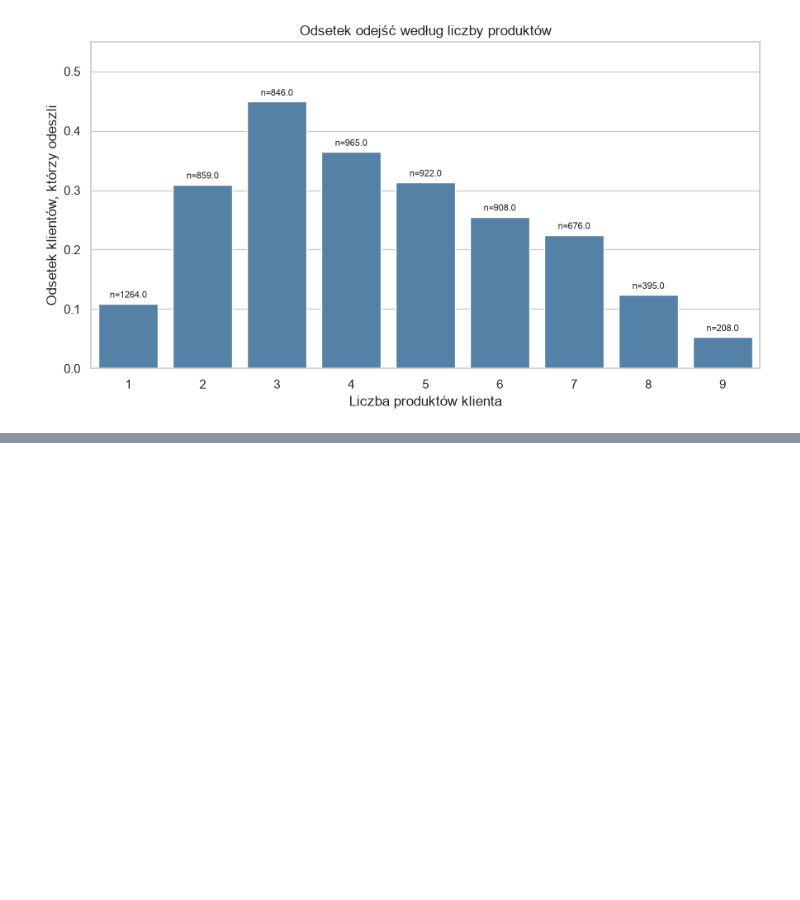
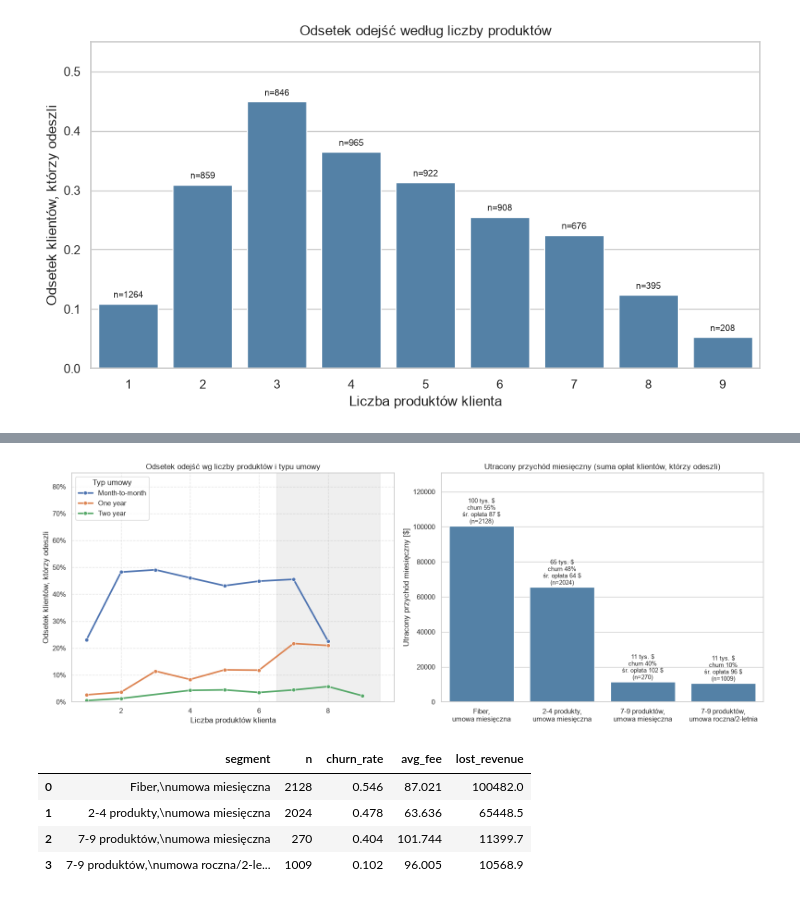
Before and after one commit to sylwiamarlenga-netizen/project-telco-churn, a Jupyter notebook: notebooks/01_eda.ipynb, the cells around one changed output, grey strips where cells are left out. Cells and saved outputs as stored; diff of their text form; code cells hidden in the pictures; blank space fills up the shorter version.

```diff
--- a/notebooks/01_eda.ipynb
+++ b/notebooks/01_eda.ipynb
@@ -332,5 +370,4 @@ plt.show()
 # %%
-
 addons = ["OnlineSecurity", "OnlineBackup", "DeviceProtection",
           "TechSupport", "StreamingTV", "StreamingMovies"]
 
@@ -352,7 +389,7 @@ fig, ax = plt.subplots(figsize=(9, 5))
 sns.barplot(data=by_count, x="n_products", y="churn_rate",
             color="steelblue", ax=ax)
 for i, row in by_count.iterrows():
-    ax.text(i, row["churn_rate"] + 0.01, f"n={row['n']}", ha="center", fontsize=8)
+    ax.text(i, row["churn_rate"] + 0.01, f"n={int(row['n'])}", ha="center", fontsize=8)
 
 ax.set_title("Odsetek odejść według liczby produktów")
 ax.set_xlabel("Liczba produktów klienta")
@@ -473,0 +622,65 @@ product_effect.pivot(index="produkt", columns="grupa", values=["churn_rate", "n"
+# %%
+by_contract = (
+    df.groupby(["n_products", "Contract"], observed=True)["Churn"]
+    .agg(churn_rate="mean", n="size")
+    .reset_index()
+)
+by_contract = by_contract[by_contract["n"] >= 30]
+mtm = df["Contract"] == "Month-to-month"
+segments = {
+    "Fiber,\numowa miesięczna": (df["InternetService"] == "Fiber optic") & mtm,
+    "2-4 produkty,\numowa miesięczna": df["n_products"].between(2, 4) & mtm,
+    "7-9 produktów,\numowa miesięczna": (df["n_products"] >= 7) & mtm,
+    "7-9 produktów,\numowa roczna/2-letnia": (df["n_products"] >= 7) & ~mtm,
+}
+rows = []
+for name, mask in segments.items():
+    d = df[mask]
+    rows.append({
+        "segment": name,
+        "n": len(d),
+        "churn_rate": d["Churn"].mean(),
+        "avg_fee": d["MonthlyCharges"].mean(),
+        "lost_revenue": d.loc[d["Churn"] == 1, "MonthlyCharges"].sum(),
+    })
+seg = pd.DataFrame(rows)
+
+fig, axes = plt.subplots(1, 2, figsize=(16, 6))
+
+sns.lineplot(
+    data=by_contract, x="n_products", y="churn_rate", hue="Contract",
+    hue_order=["Month-to-month", "One year", "Two year"],
+    marker="o", linewidth=2.5, ax=axes[0],
+)
+axes[0].axvspan(6.5, 9.5, color="grey", alpha=0.12)   # zaznaczona grupa 7-9 produktów
+axes[0].set_title("Odsetek odejść wg liczby produktów i typu umowy")
+axes[0].set_xlabel("Liczba produktów klienta")
+axes[0].set_ylabel("Odsetek klientów, którzy odeszli")
+axes[0].yaxis.set_major_formatter(ticker.PercentFormatter(1.0))
+axes[0].set_ylim(0, 0.85)
+axes[0].grid(True, linestyle="--", alpha=0.5)
+axes[0].legend(title="Typ umowy")
+
+sns.barplot(data=seg, x="segment", y="lost_revenue", color="steelblue", ax=axes[1])
+for i, r in seg.iterrows():
+    axes[1].text(
+        i, r["lost_revenue"] + 1500,
+        f"{r['lost_revenue']/1000:.0f} tys. $\nchurn {r['churn_rate']:.0%}\nśr. opłata {r['avg_fee']:.0f} $\n(n={int(r['n'])})",
+        ha="center", fontsize=9,
+    )
+axes[1].set_title("Utracony przychód miesięczny (suma opłat klientów, którzy odeszli)")
+axes[1].set_xlabel("")
+axes[1].set_ylabel("Utracony przychód miesięczny [$]")
+axes[1].set_ylim(0, seg["lost_revenue"].max() * 1.3)
+
+plt.tight_layout()
+plt.show()
+
+seg.round(3)
+# %% [output]
+[figure, added]
+|  | segment | n | churn_rate | avg_fee | lost_revenue |
+| 0 | Fiber,\numowa miesięczna | 2128 | 0.546 | 87.021 | 100482.0 |
+| 1 | 2-4 produkty,\numowa miesięczna | 2024 | 0.478 | 63.636 | 65448.5 |
+| 2 | 7-9 produktów,\numowa miesięczna | 270 | 0.404 | 101.744 | 11399.7 |
+| 3 | 7-9 produktów,\numowa roczna/2-le... | 1009 | 0.102 | 96.005 | 10568.9 |
```
Also changed, not shown: parts of 23 cells of this notebook, 6 other files.
